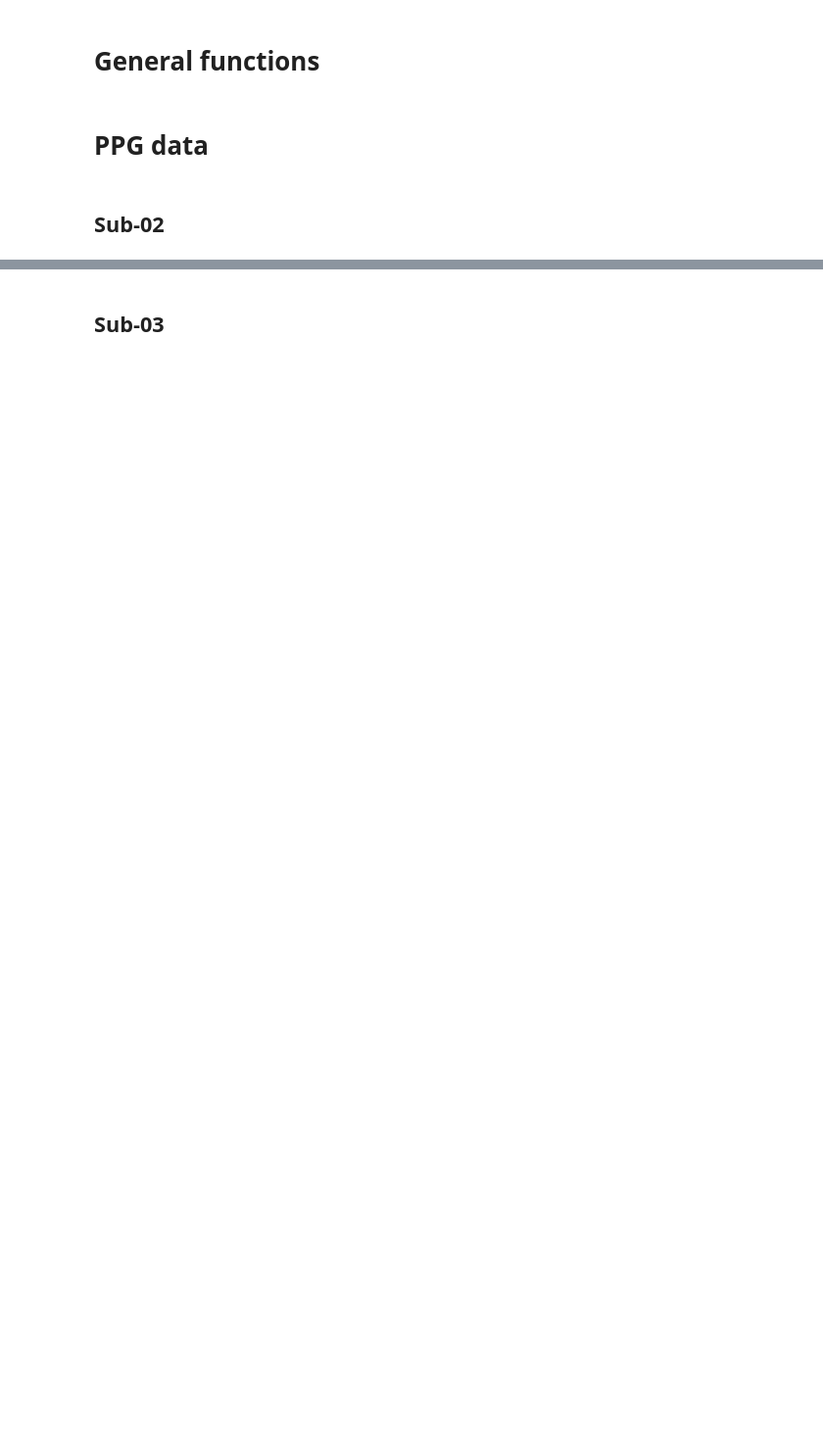
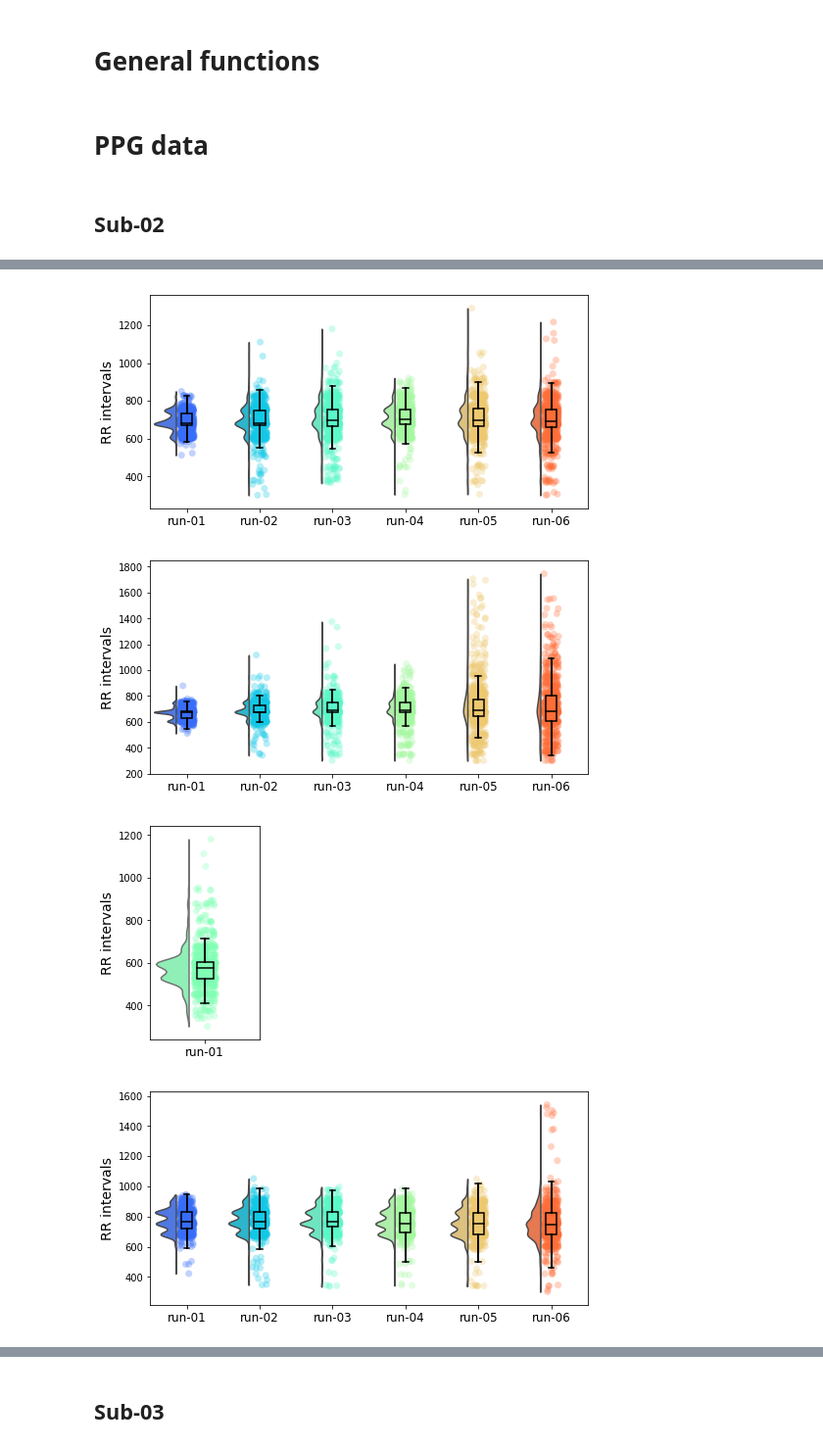
Before and after one commit to me-pic/physprep, a Jupyter notebook: preproc/visual_check_preprocessed.ipynb, the cells around one changed output, grey strips where cells are left out. Shown at 98% size. Cells and saved outputs as stored; diff of their text form; code cells hidden in the pictures; blank space fills up the shorter version.

Commit message:
update eda and plotting functions

```diff
--- a/preproc/visual_check_preprocessed.ipynb
+++ b/preproc/visual_check_preprocessed.ipynb
@@ -79,12 +80,45 @@ def save_infos_as_csv(info, sub, path_output):
+# %%
+def plot_rr_invertals(infos_sub, sub_idx=None, save=False, path_output=None):
+    for idx_ses, ses in enumerate(infos_sub):
+        rr, runs = [], []
+        if len(ses) == 1:
+            figsize=(2,4)
+        else:
+            figsize=(8,4)
+
+        for idx, run in enumerate(ses):
+            rr.append(run['PPG_clean_rr_systole'])
+            runs.append([f'run-0{idx+1}']*len(run['PPG_clean_rr_systole']))
+
+        rr = [j for i in rr for j in i]
+        runs = [j for i in runs for j in i]
+        try:
+            plt.figure(figsize=figsize)
+            pt.half_violinplot(x='run', y='RR', data=pd.DataFrame({'run': runs, 'RR': rr}), palette="rainbow",
+                               bw=.2, cut=0., scale="area", width=0.6, inner=None)
+            sns.stripplot(x='run', y='RR', data=pd.DataFrame({'run': runs, 'RR': rr}), edgecolor="white",
+                          palette="rainbow", alpha=0.3, size=3, s=7, jitter=1, zorder=0)
+            sns.boxplot(x='run', y='RR', data=pd.DataFrame({'run': runs, 'RR': rr}),
+                        color="black", width=0.15, zorder=10, showcaps=True, showfliers=False,
+                        boxprops={'facecolor':'none', 'zorder':10}, saturation=1,
+                        whiskerprops={'linewidth':2, 'zorder':10})
+            plt.xlabel('')
+            plt.xticks(fontsize=12)
+            plt.ylabel('RR intervals', fontsize=14)
+            if save:
+                plt.savefig(os.path.join(path_output, sub_idx, f"ses-00{idx_ses+1}", "ppg_rr_intervals_cloud.png"), dpi=300, bbox_inches='tight')
+            plt.show()
+        except:
+            continue
 # %% [markdown]
 ## Sub-02
 # %%
-signals, infos = [], []
+signals_sub02, infos_sub02 = [], []
 for s in ses[sub.index('sub-02')]:
     print('-'*20+f'Loading {s}'+'-'*20)
     signal, info = load_processed_data(path_processed, 'sub-02', s, data_type='ppg')
-    signals.append(signal)
-    infos.append(info)
+    signals_sub02.append(signal)
+    infos_sub02.append(info)
 # %% [output]
 --------------------Loading ses-001--------------------
 --------------------Loading infos_quality--------------------
@@ -103,3 +137,10 @@ for s in ses[sub.index('sub-02')]:
 --------------------Loading neuromod_video52023-03-01T10_37_58_04_ppg--------------------
 --------------------Loading neuromod_video52023-03-01T10_37_58_05_ppg--------------------
 --------------------Loading neuromod_video52023-03-01T10_37_58_06_ppg--------------------
+# %%
+plot_rr_invertals(infos_sub02, sub_idx='sub-02', save=True, path_output=path_processed)
+# %% [output]
+[figure, added]
+[figure, added]
+[figure, added]
+[figure, added]
```
Also changed, not shown: parts of 13 cells of this notebook, 2 other files.
